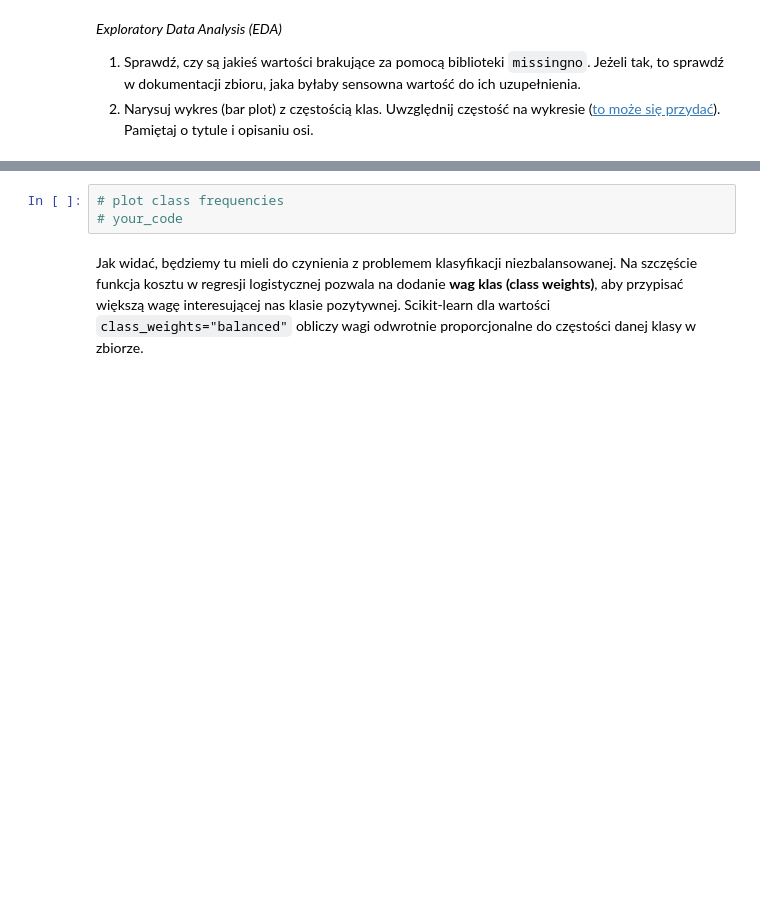
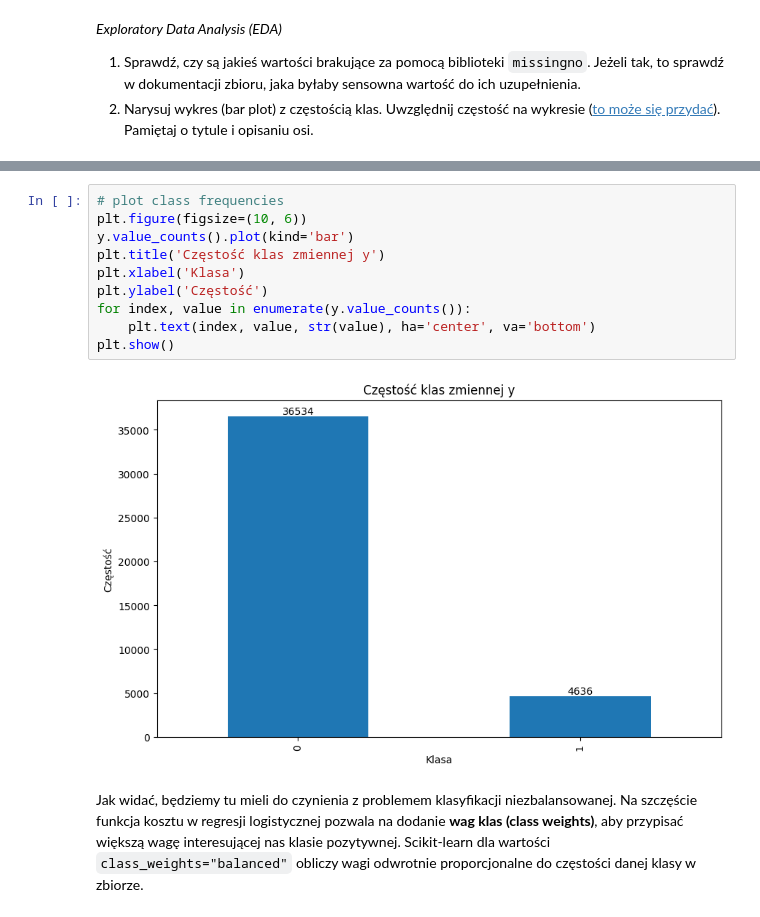
Before and after one commit to farodoc/sztuczna-inteligencja, a Jupyter notebook: lab1/lab_1.ipynb, the cells around one changed output, grey strips where cells are left out. Saved outputs shown, nothing was run; the diff lists cells and outputs as text; blank space fills up the shorter version.

```diff
--- a/lab1/lab_1.ipynb
+++ b/lab1/lab_1.ipynb
@@ -1110,6 +1224,15 @@ assert [0,1] == sorted(df['contact'].unique())
-# %%
-# plot class frequencies
-# your_code
+# %%
+# plot class frequencies
+plt.figure(figsize=(10, 6))
+y.value_counts().plot(kind='bar')
+plt.title('Częstość klas zmiennej y')
+plt.xlabel('Klasa')
+plt.ylabel('Częstość')
+for index, value in enumerate(y.value_counts()):
+    plt.text(index, value, str(value), ha='center', va='bottom')
+plt.show()
+# %% [output]
+[figure, added]
 # %% [markdown]
 Jak widać, będziemy tu mieli do czynienia z problemem klasyfikacji niezbalansowanej. Na szczęście funkcja kosztu w regresji logistycznej pozwala na dodanie **wag klas (class weights)**, aby przypisać większą wagę interesującej nas klasie pozytywnej. Scikit-learn dla wartości `class_weights="balanced"` obliczy wagi odwrotnie proporcjonalne do częstości danej klasy w zbiorze.
 # %% [markdown]
```
Also changed, not shown: parts of 34 cells of this notebook.
